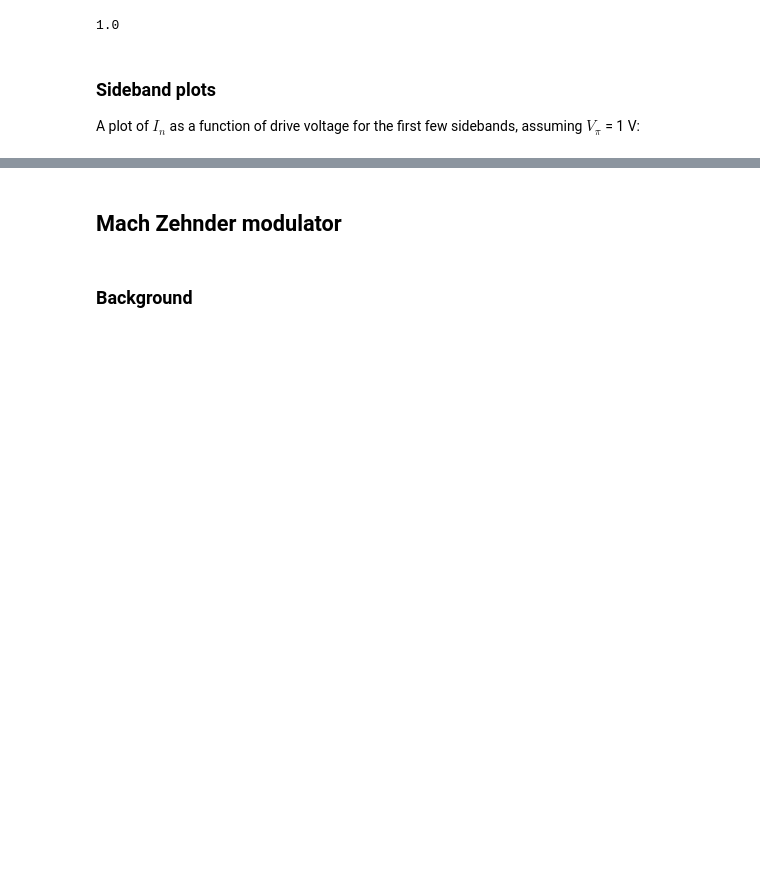
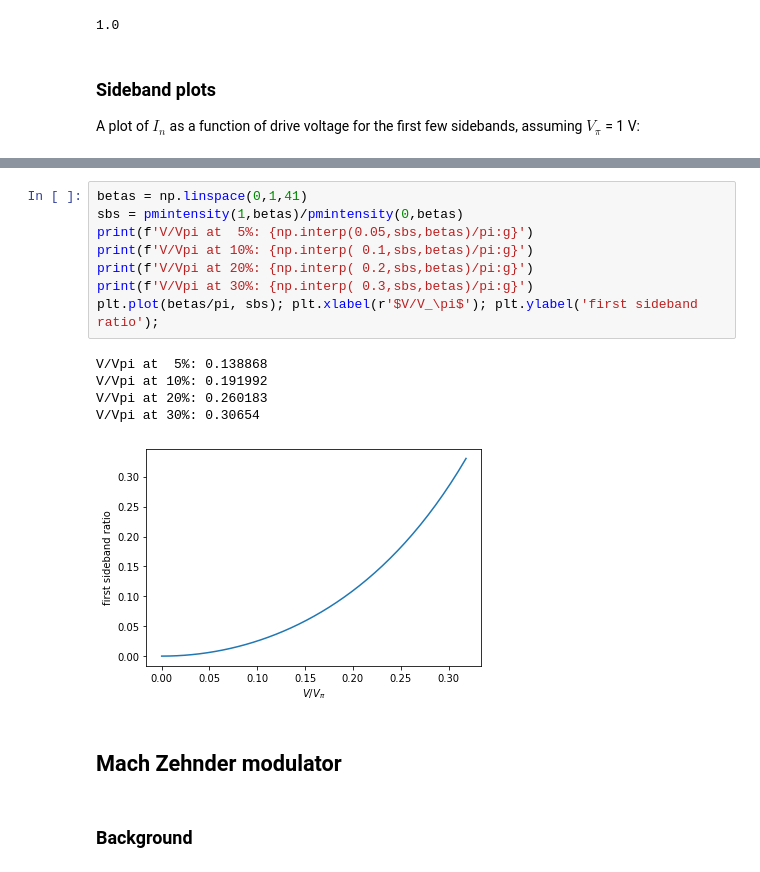
Before and after one commit to decoherer/sidebands, a Jupyter notebook: sidebands.ipynb, the cells around one changed output, grey strips where cells are left out. Drawn from its saved outputs; the diff is of its cells as text; blank space fills up the shorter version.

```diff
--- a/sidebands.ipynb
+++ b/sidebands.ipynb
@@ -63,3 +68,17 @@ pmsidebandplot(vpi=1)
+# %%
+betas = np.linspace(0,1,41)
+sbs = pmintensity(1,betas)/pmintensity(0,betas)
+print(f'V/Vpi at  5%: {np.interp(0.05,sbs,betas)/pi:g}')
+print(f'V/Vpi at 10%: {np.interp( 0.1,sbs,betas)/pi:g}')
+print(f'V/Vpi at 20%: {np.interp( 0.2,sbs,betas)/pi:g}')
+print(f'V/Vpi at 30%: {np.interp( 0.3,sbs,betas)/pi:g}')
+plt.plot(betas/pi, sbs); plt.xlabel(r'$V/V_\pi$'); plt.ylabel('first sideband ratio');
+# %% [output]
+V/Vpi at  5%: 0.138868
+V/Vpi at 10%: 0.191992
+V/Vpi at 20%: 0.260183
+V/Vpi at 30%: 0.30654
+[figure, added]
 # %% [markdown]
 ## Mach Zehnder modulator
 # %% [markdown]
```
Also changed, not shown: parts of 30 cells of this notebook.
